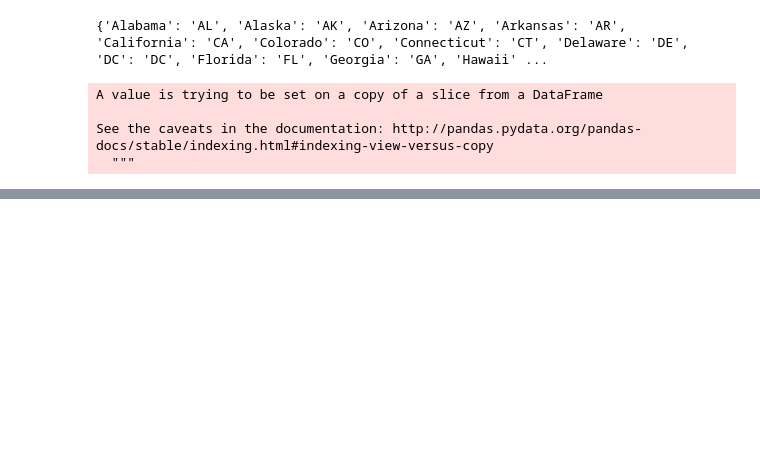
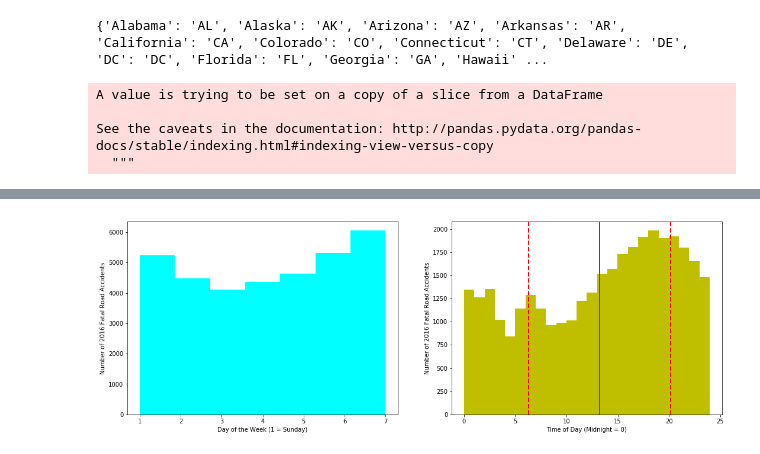
Before and after one commit to maf5509/accident_capstone, a Jupyter notebook: Untitled.ipynb, the cells around one changed output, grey strips where cells are left out. Saved outputs shown, nothing was run; the diff lists cells and outputs as text; code cells hidden in the pictures; blank space fills up the shorter version.

```diff
--- a/Untitled.ipynb
+++ b/Untitled.ipynb
@@ -340,6 +407,0 @@ plt.show()
-# %%
-for i in table['HOUR']:
-    if table['HOUR'][i] <= 23 and table['MINUTE'][i] <= 59:
-        table['TIME_CONTIN'][i] = table['HOUR'][i] + table['MINUTE'][i] / 60
-    else:
-        table['TIME_CONTIN'][i] = NaN
@@ -350,0 +408,3 @@ See the caveats in the documentation: http://pandas.pydata.org/pandas-docs/stabl
+# %%
+table['TIME_FRAC'] = 0
+print(table.head())
@@ -350,0 +429,5 @@ See the caveats in the documentation: http://pandas.pydata.org/pandas-docs/stabl
+# %%
+updated_table = table[table['HOUR'] <= 23]
+updated_table = table[table['MINUTE'] <= 59]
+updated_table['TIME_FRAC'] = updated_table['HOUR'] + updated_table['MINUTE'] / 60
+#print(type(table['MINUTE'][0]))
@@ -375,0 +460,4 @@ plt.show()
+# %%
+updated_table['TIME_FRAC'] = updated_table['TIME_FRAC'].round(2)
+#round(updated_table['TIME_FRAC'], '0.2f')
+#print(type(updated_table['TIME_FRAC'][100]))
@@ -375,0 +490,20 @@ plt.show()
+# %%
+plt.figure(figsize=(18,6))
+
+plt.subplot(1,2,1)
+plt.hist(updated_table['DAY_WEEK'], bins=7, color='cyan')
+#plt.axvline(updated_table['DAY_WEEK'].mean(), color='r', linestyle='solid', linewidth=2)
+#plt.axvline(updated_table['DAY_WEEK'].mean() - updated_table['DAY_WEEK'].std())
+plt.xlabel('Day of the Week (1 = Sunday)')
+plt.ylabel('Number of 2016 Fatal Road Accidents')
+
+plt.subplot(1,2,2)
+plt.hist(updated_table['TIME_FRAC'], bins=24, color='y')
+plt.axvline(updated_table['TIME_FRAC'].mean(), linestyle='solid', color='r', linewidth=2)
+plt.axvline(updated_table['TIME_FRAC'].mean() - updated_table['TIME_FRAC'].std(), linestyle='dashed', color='r', linewidth=2)
+plt.axvline(updated_table['TIME_FRAC'].mean() + updated_table['TIME_FRAC'].std(), linestyle='dashed', color='r', linewidth=2)
+plt.xlabel('Time of Day (Midnight = 0)')
+plt.ylabel('Number of 2016 Fatal Road Accidents')
+plt.show()
+# %% [output]
+[figure, added]
```
Also changed, not shown: parts of 38 cells of this notebook.
